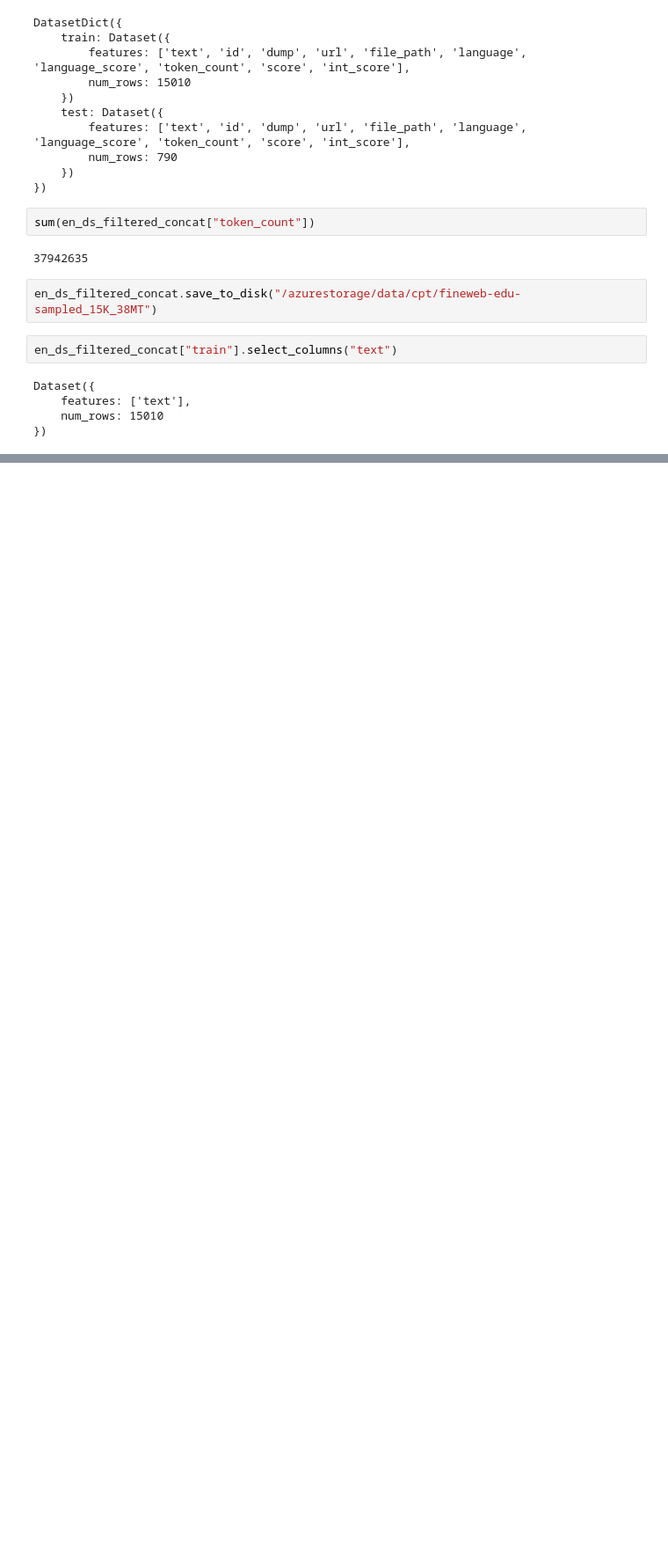
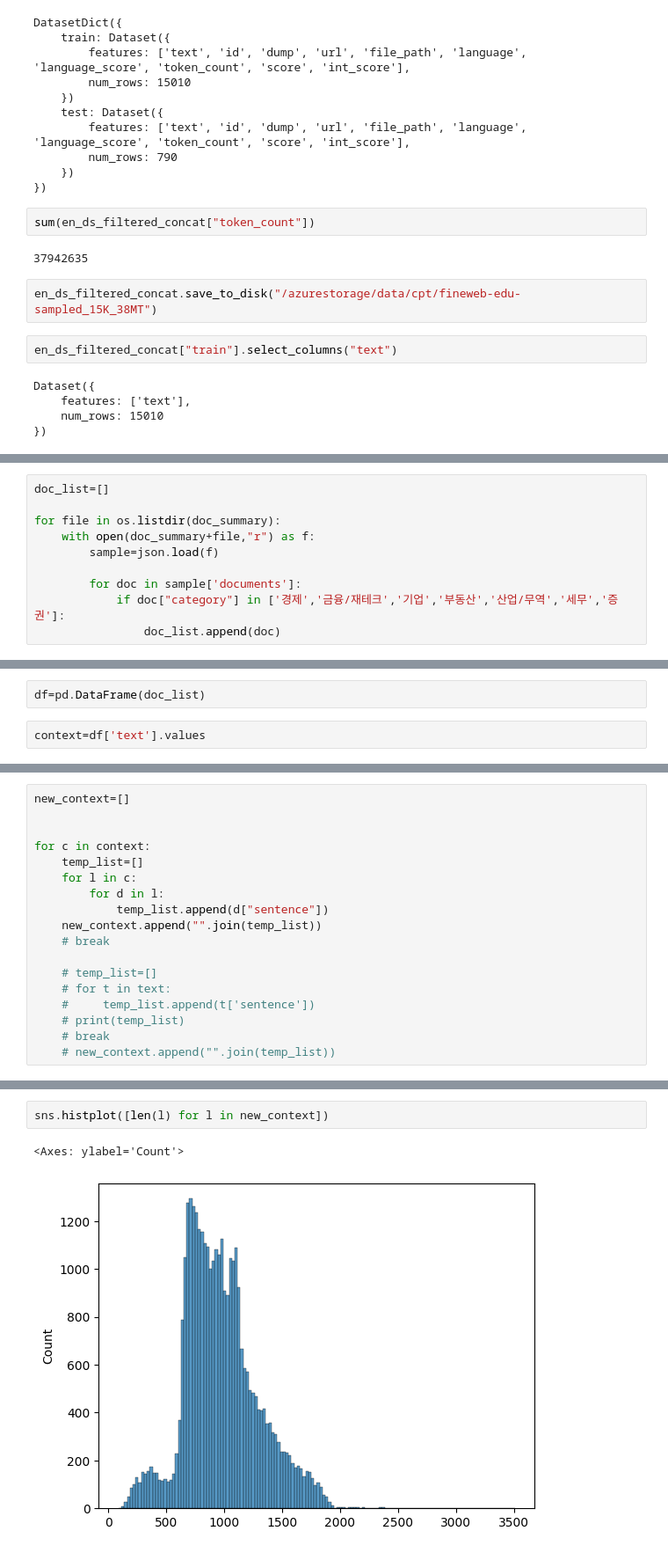
Before and after one commit to JH-lee95/continual-pre-training-rslora, a Jupyter notebook: src/ipynbs/data_preprocessing.ipynb, the cells around one changed output, grey strips where cells are left out. Shown: that part at 88% size. Cells and saved outputs as stored; diff of their text form; blank space fills up the shorter version.

```diff
--- a/src/ipynbs/data_preprocessing.ipynb
+++ b/src/ipynbs/data_preprocessing.ipynb
@@ -239,0 +870,10 @@ Dataset({
+# %%
+doc_list=[]
+
+for file in os.listdir(doc_summary):
+    with open(doc_summary+file,"r") as f:
+        sample=json.load(f)
+
+        for doc in sample['documents']:
+            if doc["category"] in ['경제','금융/재테크','기업','부동산','산업/무역','세무','증권']:
+                doc_list.append(doc)
@@ -239,0 +900,4 @@ Dataset({
+# %%
+df=pd.DataFrame(doc_list)
+# %%
+context=df['text'].values
@@ -239,0 +944,18 @@ Dataset({
+# %%
+new_context=[]
+
+
+for c in context:
+    temp_list=[]
+    for l in c:
+        for d in l:
+            temp_list.append(d["sentence"])
+    new_context.append("".join(temp_list))
+    # break
+
+    # temp_list=[]
+    # for t in text:
+    #     temp_list.append(t['sentence'])
+    # print(temp_list)
+    # break
+    # new_context.append("".join(temp_list))
@@ -239,0 +986,5 @@ Dataset({
+# %%
+sns.histplot([len(l) for l in new_context])
+# %% [output]
+<Axes: ylabel='Count'>
+[figure, added]
```
Also changed, not shown: parts of 115 cells of this notebook, 3 other files.
